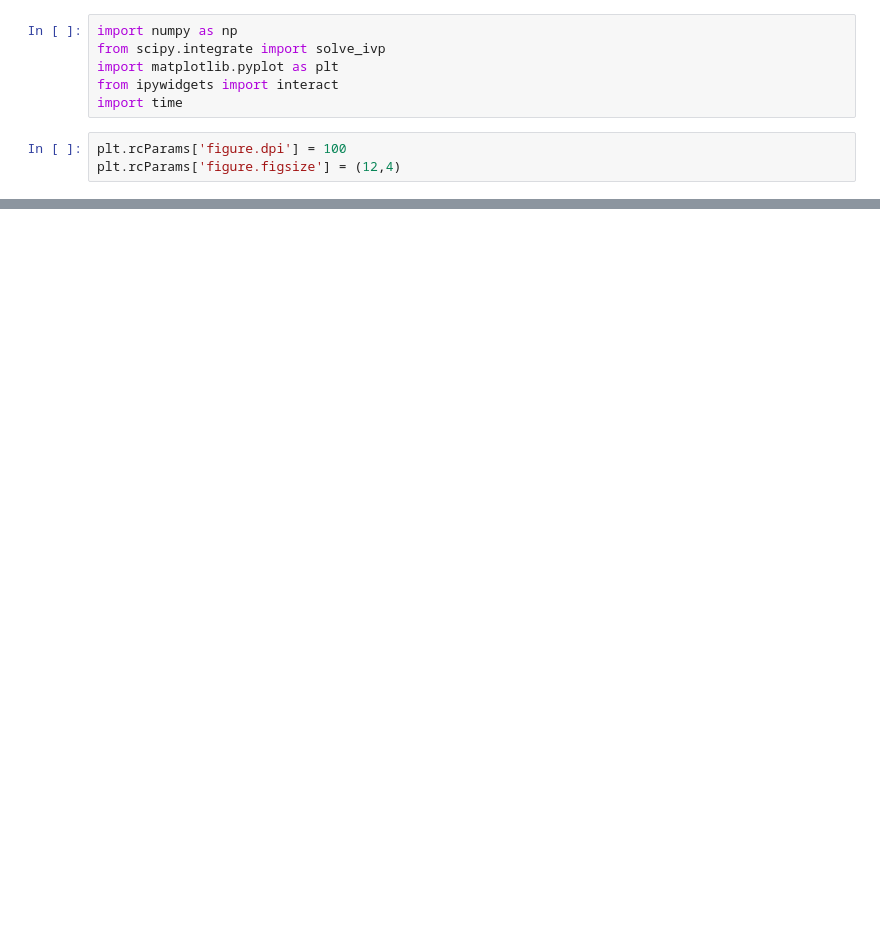
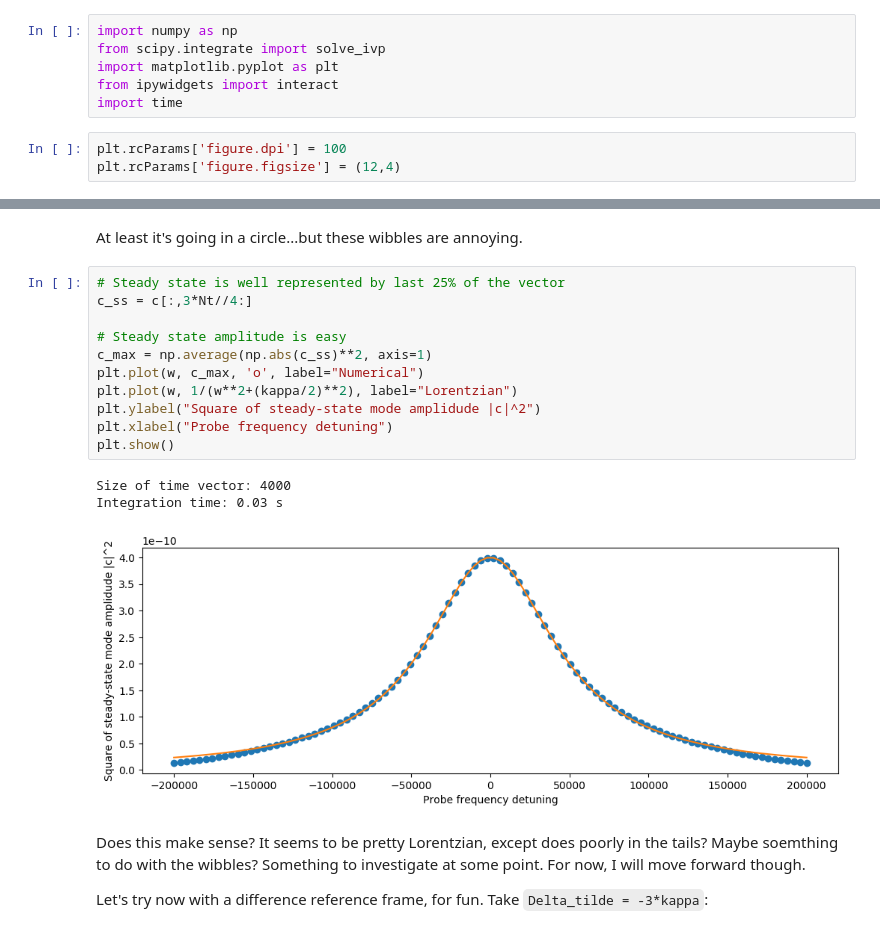
Before and after one commit to gsteele13/gary-misc-notebooks, a Jupyter notebook: Optomechanics.ipynb, the cells around one changed output, grey strips where cells are left out. Saved outputs shown, nothing was run; the diff lists cells and outputs as text; blank space fills up the shorter version.

```diff
--- a/Optomechanics.ipynb
+++ b/Optomechanics.ipynb
@@ -100,0 +207,21 @@ where $\tilde \Delta = \Delta  + \hbar G x$. Similar to above, for numerical sol
+# %% [markdown]
+At least it's going in a circle...but these wibbles are annoying.
+# %%
+# Steady state is well represented by last 25% of the vector
+c_ss = c[:,3*Nt//4:]
+
+# Steady state amplitude is easy
+c_max = np.average(np.abs(c_ss)**2, axis=1)
+plt.plot(w, c_max, 'o', label="Numerical")
+plt.plot(w, 1/(w**2+(kappa/2)**2), label="Lorentzian")
+plt.ylabel("Square of steady-state mode amplidude |c|^2")
+plt.xlabel("Probe frequency detuning")
+plt.show()
+# %% [output]
+Size of time vector: 4000
+Integration time: 0.03 s
+[figure, added]
+# %% [markdown]
+Does this make sense? It seems to be pretty Lorentzian, except does poorly in the tails? Maybe soemthing to do with the wibbles? Something to investigate at some point. For now, I will move forward though.
+
+Let's try now with a difference reference frame, for fun. Take `Delta_tilde = -3*kappa`:
```
Also changed, not shown: parts of 13 cells of this notebook, 5 other files.
